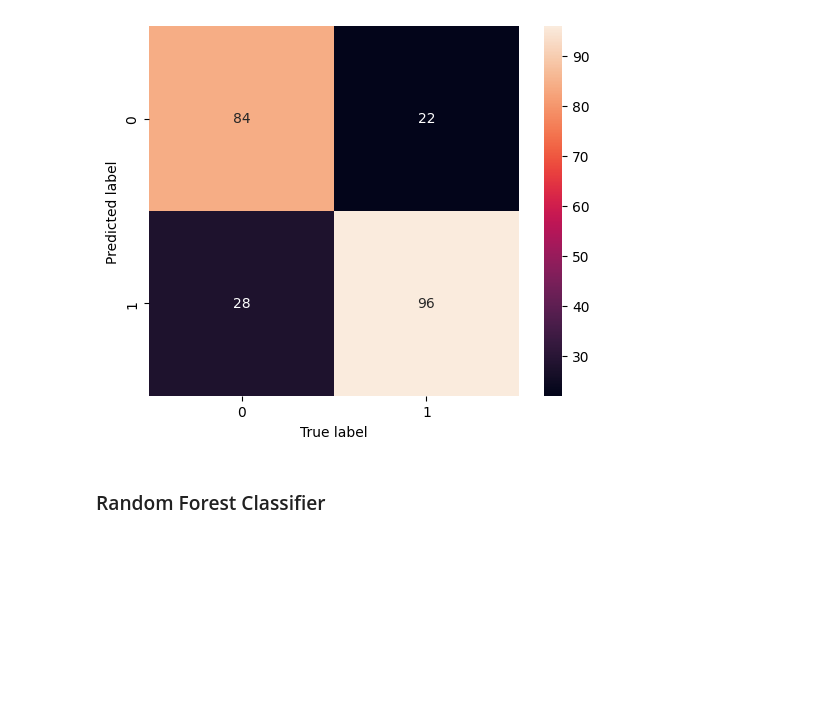
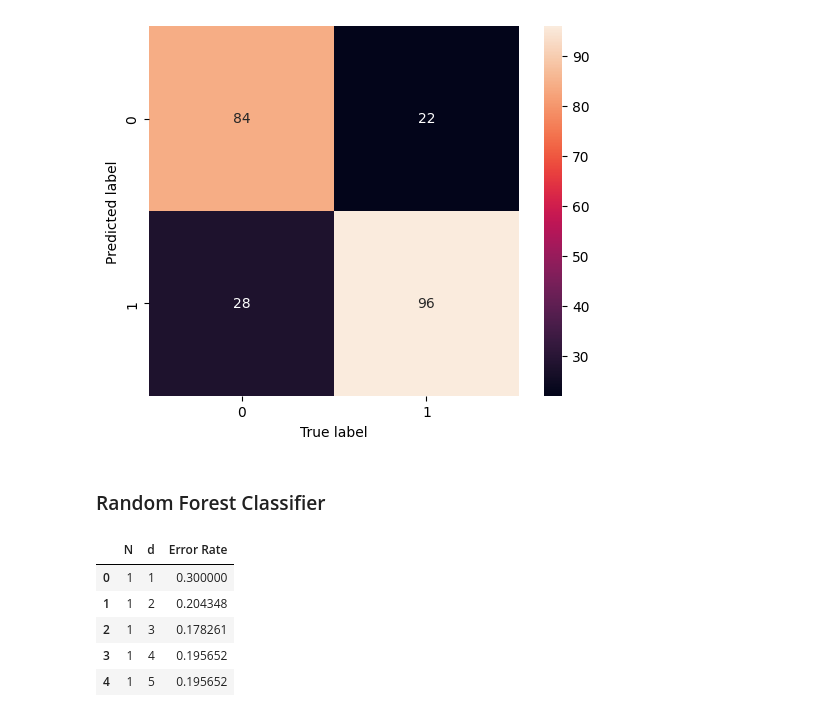
Before and after one commit to anchitr/CS677-Final-Project, a Jupyter notebook: anchitr_final_project.ipynb, the cells around one changed output. Cells and saved outputs as stored; diff of their text form; code cells hidden in the pictures; blank space fills up the shorter version.

```diff
--- a/anchitr_final_project.ipynb
+++ b/anchitr_final_project.ipynb
@@ -400,3 +400,46 @@ plt.show()
 [figure]
 # %% [markdown]
 ### Random Forest Classifier
+# %%
+# Initialize empty list to store error rates
+error_rates = []
+
+# Define range for N and d arguments for model
+n_values = range(1, 16)
+d_values = range(1, 6)
+
+# Iterate through multiple values of d for each value of N implementing RF Classifier
+for n in n_values:
+    for d in d_values:
+        # Initialize the Random Forest classifier
+        rf_clf = RandomForestClassifier(
+            n_estimators=n, max_depth=d, criterion="entropy", random_state=29
+        )
+
+        # Train the classifier on the training data
+        rf_clf.fit(X_train, y_train)
+
+        # Predict values on the testing data
+        y_pred = rf_clf.predict(X_test)
+
+        # Calculate the error rate
+        error_rate = 1 - accuracy_score(y_test, y_pred)
+
+        # Store n_value, d_value, and error rate into list
+        error_data = [n, d, error_rate]
+
+        # Store the error data
+        error_rates.append(error_data)
+# %%
+# Create a dataframe from the error data info
+df_error_rates = pd.DataFrame(error_rates, columns=["N", "d", "Error Rate"])
+
+# Display first five records
+df_error_rates.head()
+# %% [output]
+|  | N | d | Error Rate |
+| 0 | 1 | 1 | 0.300000 |
+| 1 | 1 | 2 | 0.204348 |
+| 2 | 1 | 3 | 0.178261 |
+| 3 | 1 | 4 | 0.195652 |
+| 4 | 1 | 5 | 0.195652 |
```
Also changed, not shown: parts of 6 cells of this notebook.
